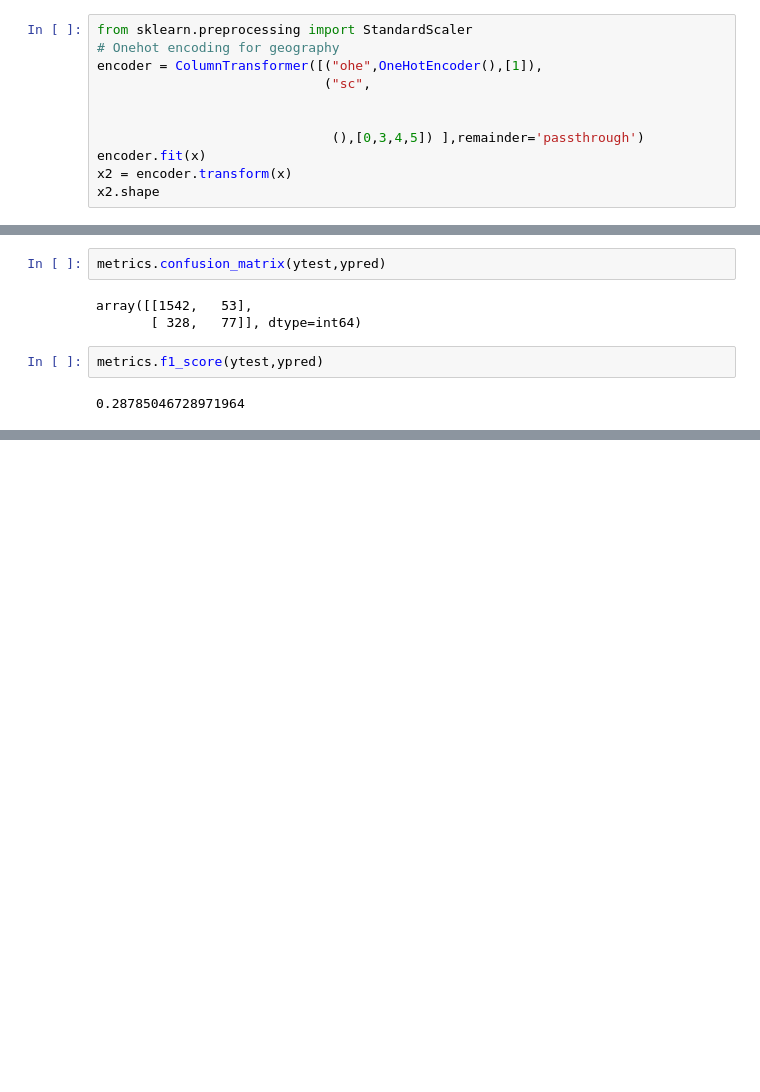
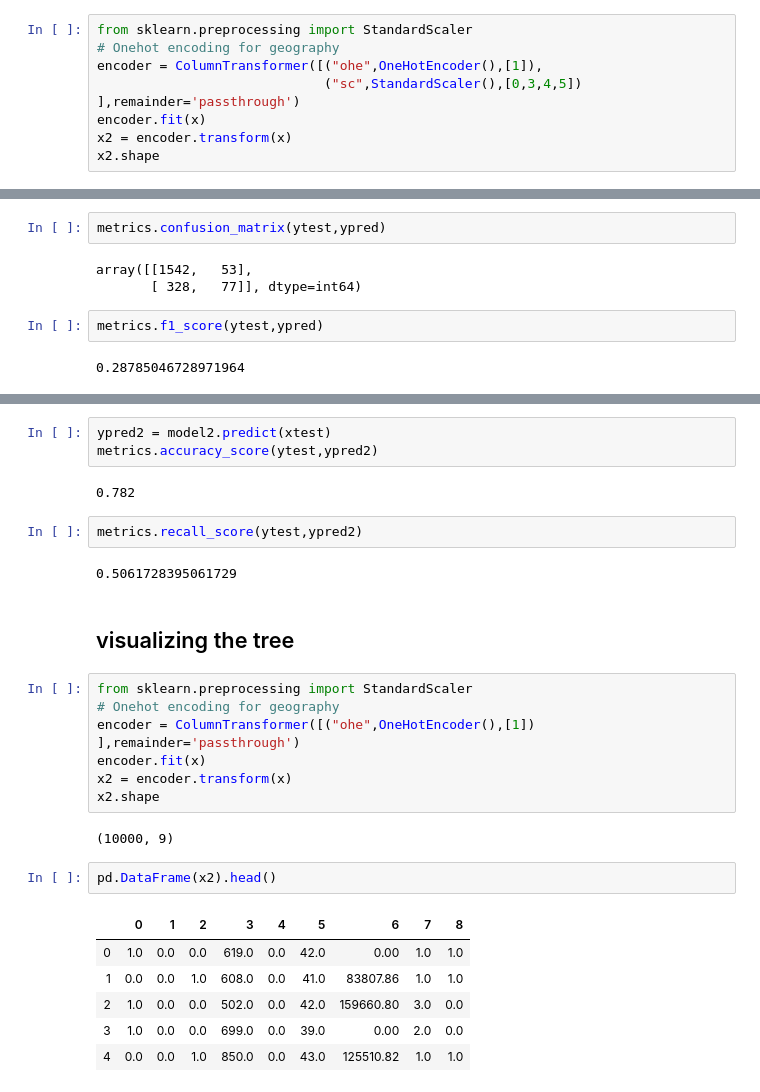
Before and after one commit to anshupandey/Data_Science, a Jupyter notebook: Case Study - Logistic Regression - Bank Churn Modelling.ipynb, the cells around one changed output, grey strips where cells are left out. Saved outputs shown, nothing was run; the diff lists cells and outputs as text; blank space fills up the shorter version.

Commit message:
updated bank churn modelling case study with decisoion tree code

```diff
--- a/Case Study - Logistic Regression - Bank Churn Modelling.ipynb
+++ b/Case Study - Logistic Regression - Bank Churn Modelling.ipynb
@@ -347,10 +347,7 @@ See the caveats in the documentation: http://pandas.pydata.org/pandas-docs/stabl
 from sklearn.preprocessing import StandardScaler
 # Onehot encoding for geography
 encoder = ColumnTransformer([("ohe",OneHotEncoder(),[1]),
-                             ("sc",
-
-
-                              (),[0,3,4,5]) ],remainder='passthrough')
+                             ("sc",StandardScaler(),[0,3,4,5]) ],remainder='passthrough')
 encoder.fit(x)
 x2 = encoder.transform(x)
 x2.shape
@@ -452,0 +465,29 @@ metrics.f1_score(ytest,ypred)
+# %%
+ypred2 = model2.predict(xtest)
+metrics.accuracy_score(ytest,ypred2)
+# %% [output]
+0.782
+# %%
+metrics.recall_score(ytest,ypred2)
+# %% [output]
+0.5061728395061729
+# %% [markdown]
+## visualizing the tree
+# %%
+from sklearn.preprocessing import StandardScaler
+# Onehot encoding for geography
+encoder = ColumnTransformer([("ohe",OneHotEncoder(),[1]) ],remainder='passthrough')
+encoder.fit(x)
+x2 = encoder.transform(x)
+x2.shape
+# %% [output]
+(10000, 9)
+# %%
+pd.DataFrame(x2).head()
+# %% [output]
+|  | 0 | 1 | 2 | 3 | 4 | 5 | 6 | 7 | 8 |
+| 0 | 1.0 | 0.0 | 0.0 | 619.0 | 0.0 | 42.0 | 0.00 | 1.0 | 1.0 |
+| 1 | 0.0 | 0.0 | 1.0 | 608.0 | 0.0 | 41.0 | 83807.86 | 1.0 | 1.0 |
+| 2 | 1.0 | 0.0 | 0.0 | 502.0 | 0.0 | 42.0 | 159660.80 | 3.0 | 0.0 |
+| 3 | 1.0 | 0.0 | 0.0 | 699.0 | 0.0 | 39.0 | 0.00 | 2.0 | 0.0 |
+| 4 | 0.0 | 0.0 | 1.0 | 850.0 | 0.0 | 43.0 | 125510.82 | 1.0 | 1.0 |
```
Also changed, not shown: parts of 9 cells of this notebook.
